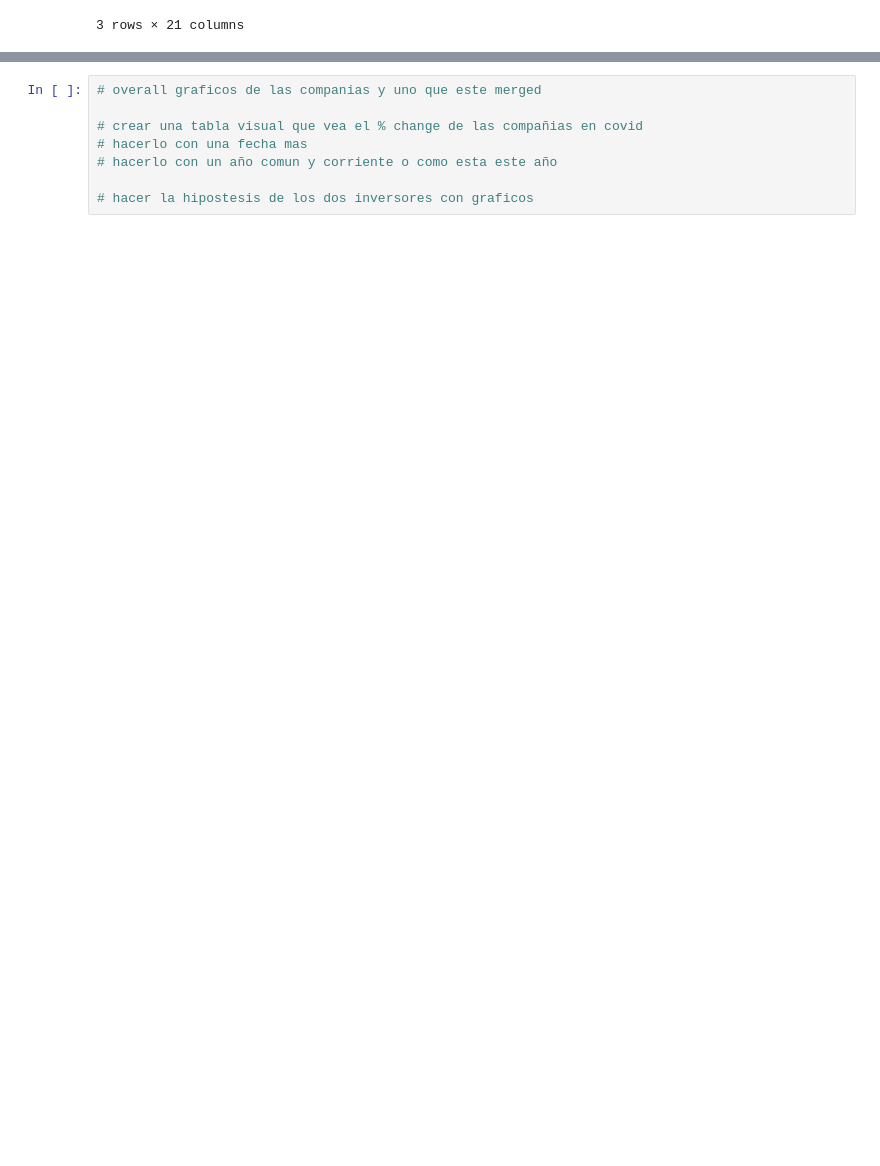
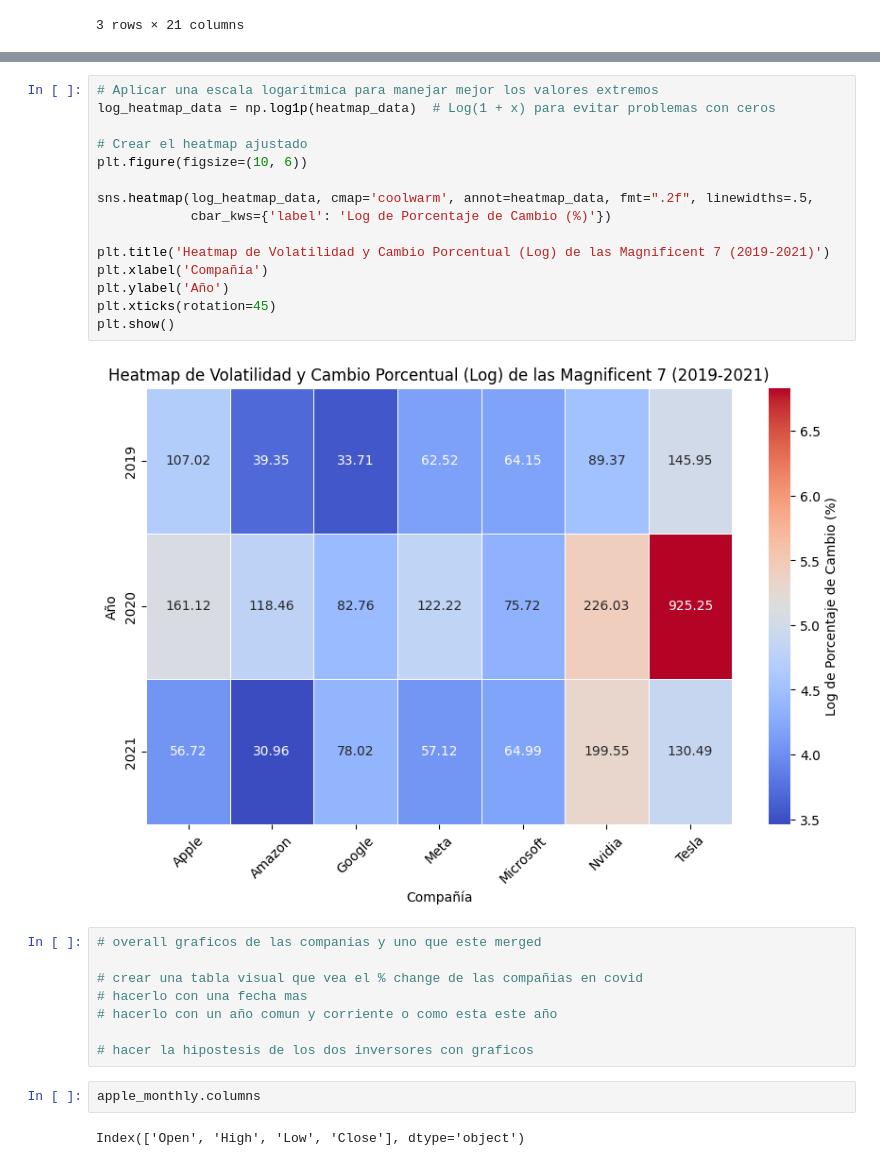
Before and after one commit to SergioChalela/Project_2, a Jupyter notebook: Magnificent_seven.ipynb, the cells around one changed output, grey strips where cells are left out. Saved outputs shown, nothing was run; the diff lists cells and outputs as text; blank space fills up the shorter version.

```diff
--- a/Magnificent_seven.ipynb
+++ b/Magnificent_seven.ipynb
@@ -476,3 +612,20 @@ covid_table
+# %%
+# Aplicar una escala logarítmica para manejar mejor los valores extremos
+log_heatmap_data = np.log1p(heatmap_data)  # Log(1 + x) para evitar problemas con ceros
+
+# Crear el heatmap ajustado
+plt.figure(figsize=(10, 6))
+
+sns.heatmap(log_heatmap_data, cmap='coolwarm', annot=heatmap_data, fmt=".2f", linewidths=.5,
+            cbar_kws={'label': 'Log de Porcentaje de Cambio (%)'})
+
+plt.title('Heatmap de Volatilidad y Cambio Porcentual (Log) de las Magnificent 7 (2019-2021)')
+plt.xlabel('Compañía')
+plt.ylabel('Año')
+plt.xticks(rotation=45)
+plt.show()
+# %% [output]
+[figure, added]
 # %%
 # overall graficos de las companias y uno que este merged
 
@@ -481,3 +634,7 @@ covid_table
 # hacerlo con un año comun y corriente o como esta este año
 
 # hacer la hipostesis de los dos inversores con graficos
+# %%
+apple_monthly.columns
+# %% [output]
+Index(['Open', 'High', 'Low', 'Close'], dtype='object')
```
Also changed, not shown: parts of 11 cells of this notebook.
